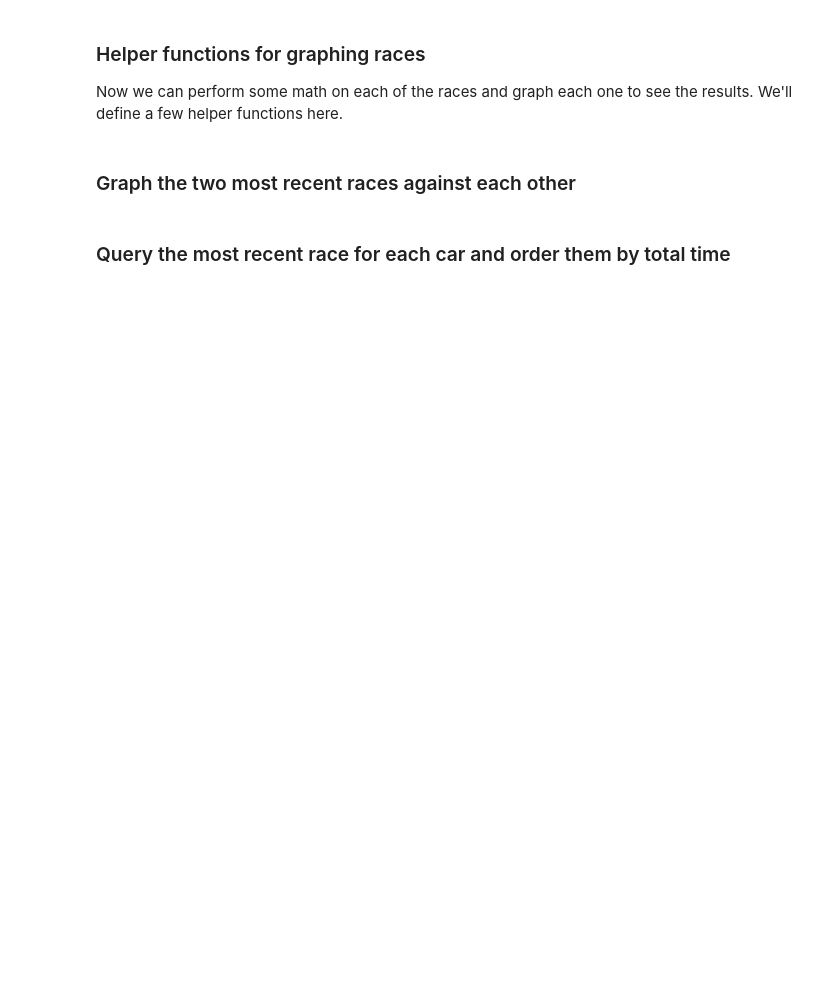
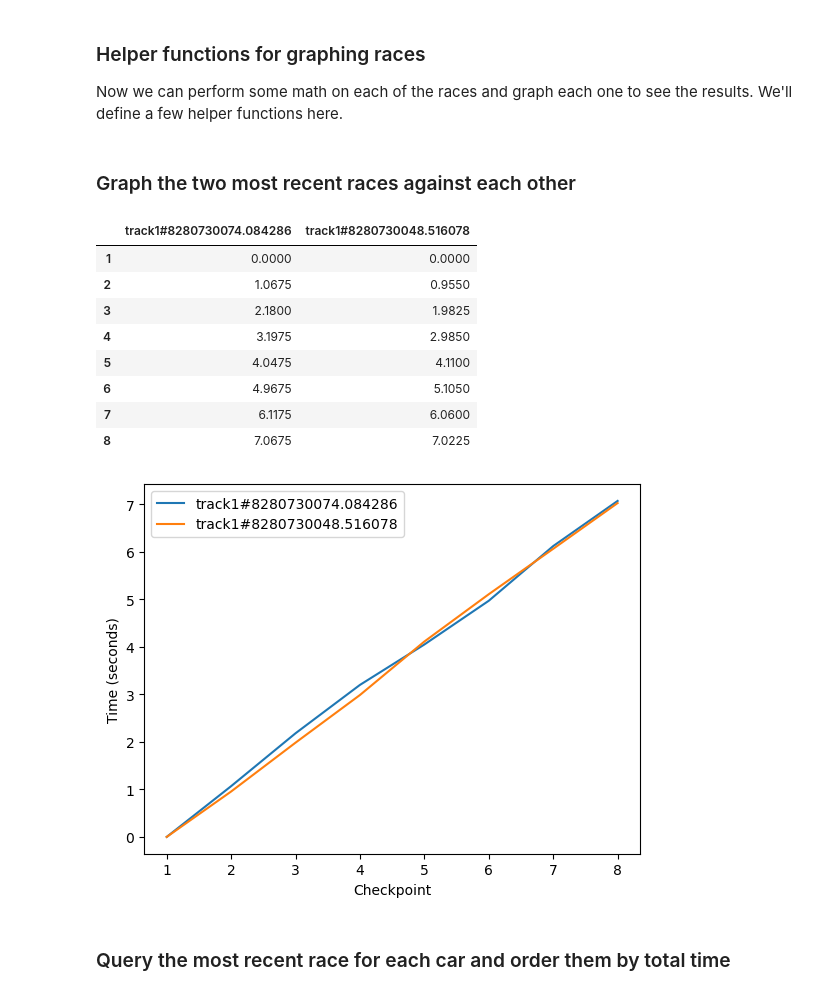
Before and after one commit to GoogleCloudPlatform/devrel-demos, a Jupyter notebook: data-analytics/data-dash/data_dash.ipynb, the cells around one changed output. Cells and saved outputs as stored; diff of their text form; code cells hidden in the pictures; blank space fills up the shorter version.

```diff
--- a/data-analytics/data-dash/data_dash.ipynb
+++ b/data-analytics/data-dash/data_dash.ipynb
@@ -172,12 +220,28 @@ while True:
 # %% [markdown]
 ### Graph the two most recent races against each other
 # %%
-races = spark.sql(
-    "SELECT *, FROM_UNIXTIME(start) FROM races "
-    "ORDER BY start DESC "
-    "LIMIT 2 "
-)
-graphRaces(races)
+races = spark.sql("""
+    SELECT
+        *,
+        FROM_UNIXTIME(start)
+    FROM
+        races
+    ORDER BY start
+    LIMIT 2
+""")
+
+graph_races(races)
+# %% [output]
+|  | track1#8280730074.084286 | track1#8280730048.516078 |
+| 1 | 0.0000 | 0.0000 |
+| 2 | 1.0675 | 0.9550 |
+| 3 | 2.1800 | 1.9825 |
+| 4 | 3.1975 | 2.9850 |
+| 5 | 4.0475 | 4.1100 |
+| 6 | 4.9675 | 5.1050 |
+| 7 | 6.1175 | 6.0600 |
+| 8 | 7.0675 | 7.0225 |
+[figure, added]
 # %% [markdown]
 ### Query the most recent race for each car and order them by total time
 # %%
```
Also changed, not shown: parts of 19 cells of this notebook.
